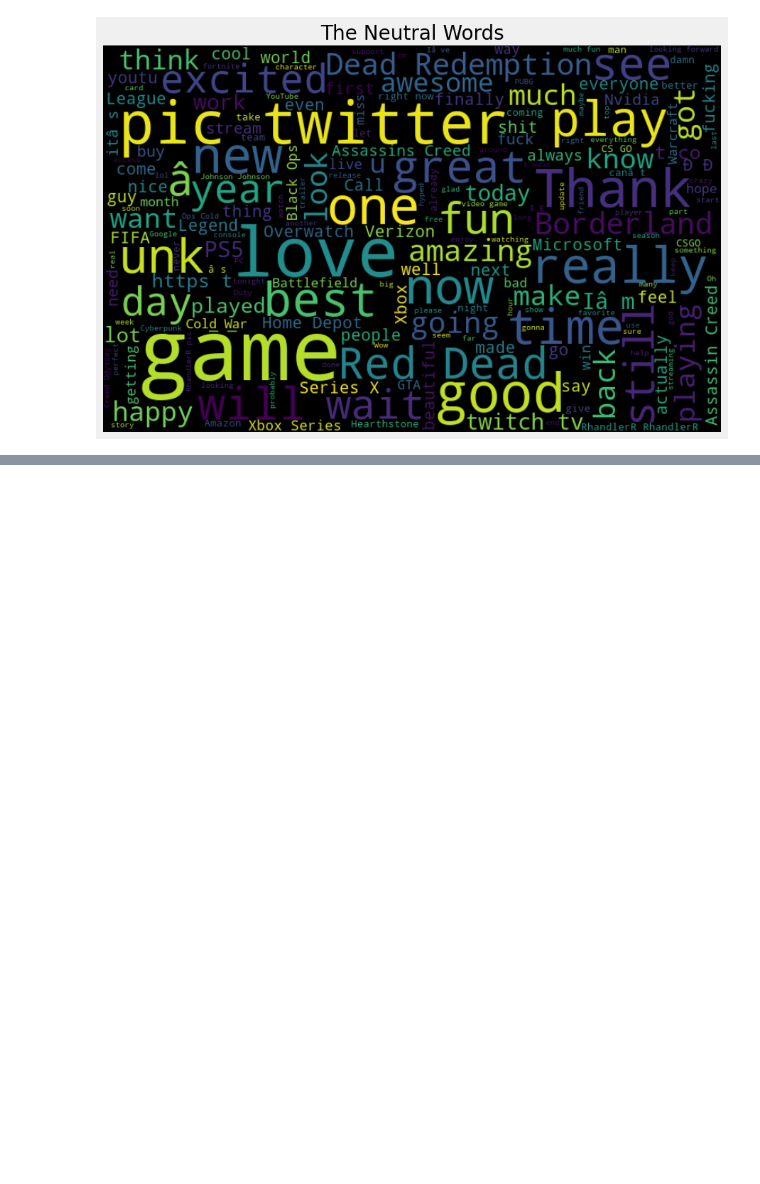
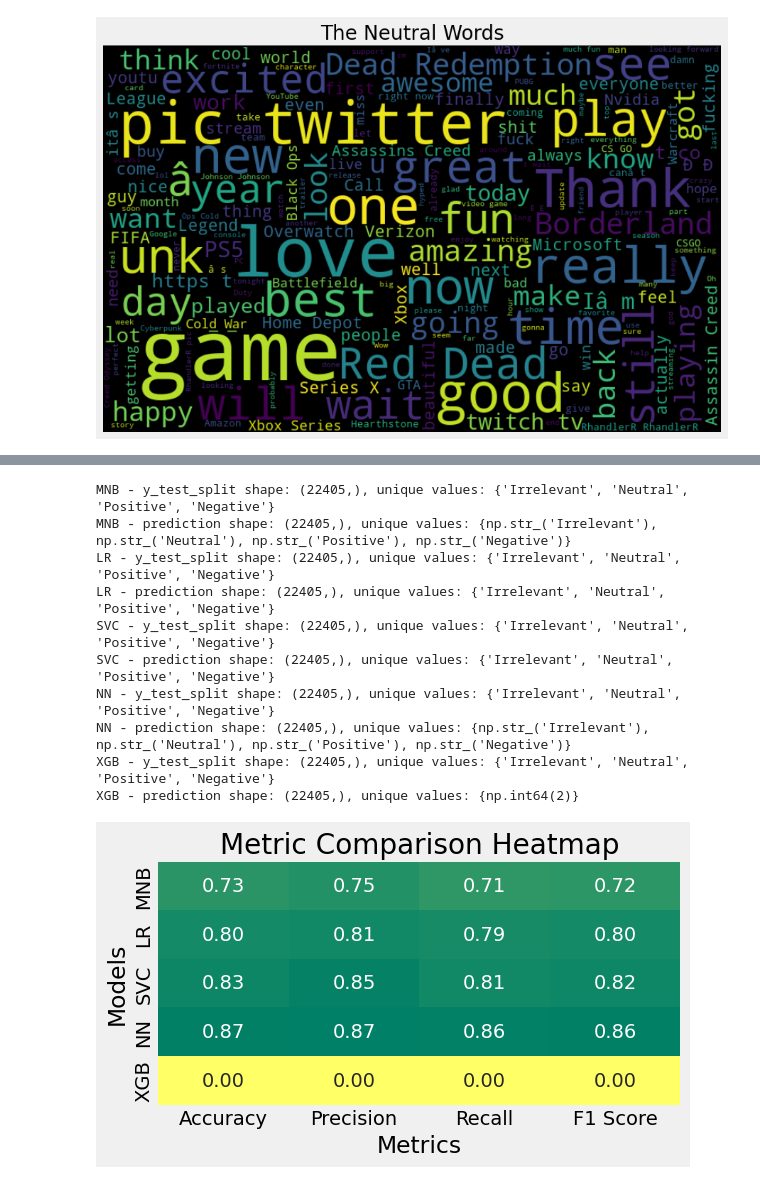
Before and after one commit to zainebbachouch/CRM, a Jupyter notebook: backend/IA/Analytics_Opinon/Opinion_Classification.ipynb, the cells around one changed output, grey strips where cells are left out. Cells and saved outputs as stored; diff of their text form; code cells hidden in the pictures; blank space fills up the shorter version.

```diff
--- a/backend/IA/Analytics_Opinon/Opinion_Classification.ipynb
+++ b/backend/IA/Analytics_Opinon/Opinion_Classification.ipynb
@@ -300,0 +360,55 @@ XGBoost - Accuracy: 0.60, Precision: 0.63, Recall: 0.60, F1 Score: 0.59
+# %%
+# Collect metrics for each model
+metric_data = []
+for model_name, model in models.items():
+    # Make predictions using the model
+    prediction = model.predict(X_test_split)
+
+    # Print the shapes and unique values for debugging
+    print(f'{model_name} - y_test_split shape: {y_test_split.shape}, unique values: {set(y_test_split)}')
+    print(f'{model_name} - prediction shape: {prediction.shape}, unique values: {set(prediction)}')
+
+    # Check if predictions contain more than one unique class
+    if len(set(prediction)) > 1:
+        # Calculate evaluation metrics
+        accuracy = accuracy_score(y_test_split, prediction)
+        precision = precision_score(y_test_split, prediction, average='macro')
+        recall = recall_score(y_test_split, prediction, average='macro')
+        f1 = f1_score(y_test_split, prediction, average='macro')
+    else:
+        # Handle case where only one class is predicted
+        accuracy = accuracy_score(y_test_split, prediction)
+        precision = 0  # Assign 0 or NaN as it doesn't make sense to compute
+        recall = 0
+        f1 = 0
+
+    # Append metrics to the data list
+    metric_data.append([accuracy, precision, recall, f1])
+
+# Define metric labels
+metric_labels = ["Accuracy", "Precision", "Recall", "F1 Score"]
+
+# Create a heatmap for metric comparison
+plt.figure(figsize=(6, 3))
+
+# Plot the heatmap
+sns.heatmap(metric_data, annot=True, fmt=".2f", cbar=False, cmap="summer_r",
+            xticklabels=metric_labels, yticklabels=[model_name for model_name in models.keys()])
+
+# Set titles and labels for the plot
+plt.title("Metric Comparison Heatmap")
+plt.xlabel("Metrics")
+plt.ylabel("Models")
+plt.show()
+# %% [output]
+MNB - y_test_split shape: (22405,), unique values: {'Irrelevant', 'Neutral', 'Positive', 'Negative'}
+MNB - prediction shape: (22405,), unique values: {np.str_('Irrelevant'), np.str_('Neutral'), np.str_('Positive'), np.str_('Negative')}
+LR - y_test_split shape: (22405,), unique values: {'Irrelevant', 'Neutral', 'Positive', 'Negative'}
+LR - prediction shape: (22405,), unique values: {'Irrelevant', 'Neutral', 'Positive', 'Negative'}
+SVC - y_test_split shape: (22405,), unique values: {'Irrelevant', 'Neutral', 'Positive', 'Negative'}
+SVC - prediction shape: (22405,), unique values: {'Irrelevant', 'Neutral', 'Positive', 'Negative'}
+NN - y_test_split shape: (22405,), unique values: {'Irrelevant', 'Neutral', 'Positive', 'Negative'}
+NN - prediction shape: (22405,), unique values: {np.str_('Irrelevant'), np.str_('Neutral'), np.str_('Positive'), np.str_('Negative')}
+XGB - y_test_split shape: (22405,), unique values: {'Irrelevant', 'Neutral', 'Positive', 'Negative'}
+XGB - prediction shape: (22405,), unique values: {np.int64(2)}
+[figure, added]
```
Also changed, not shown: parts of 4 cells of this notebook, 8 other files.
